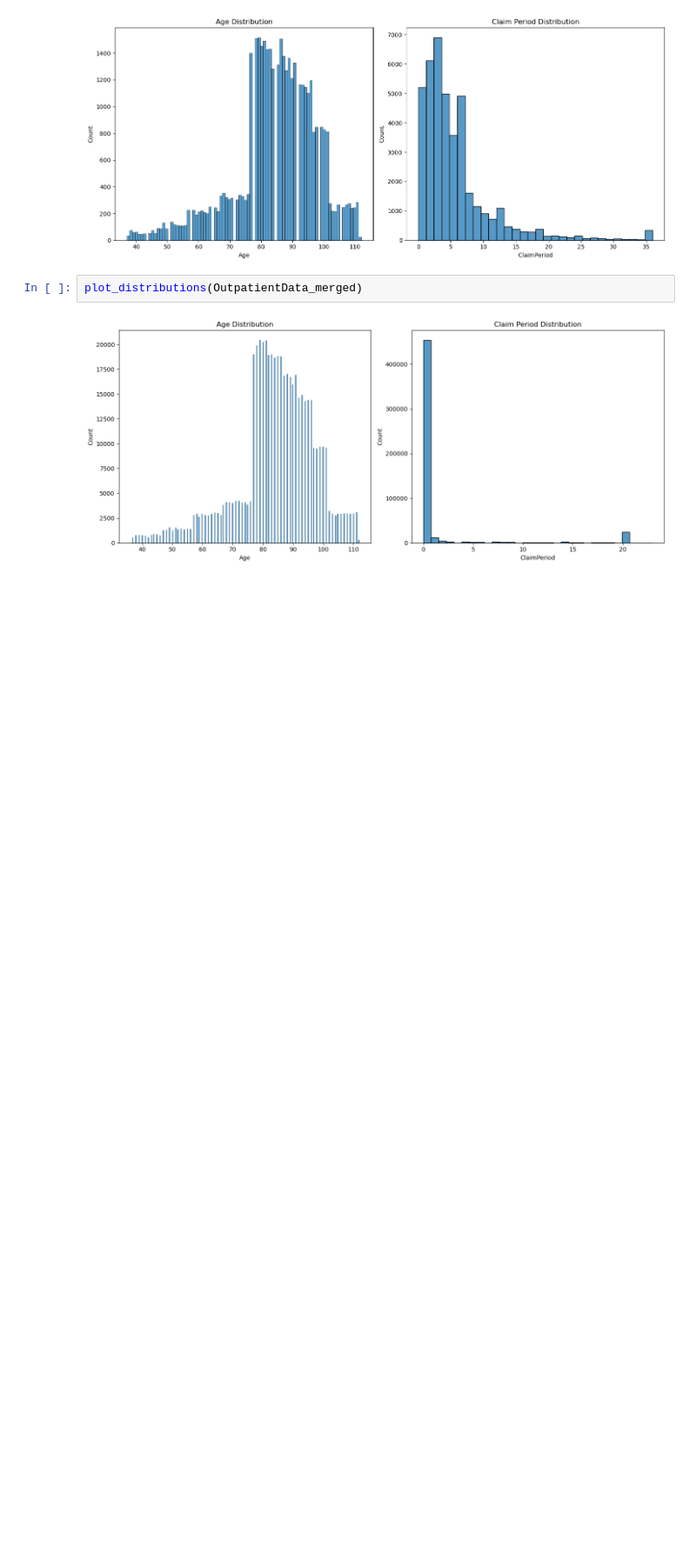
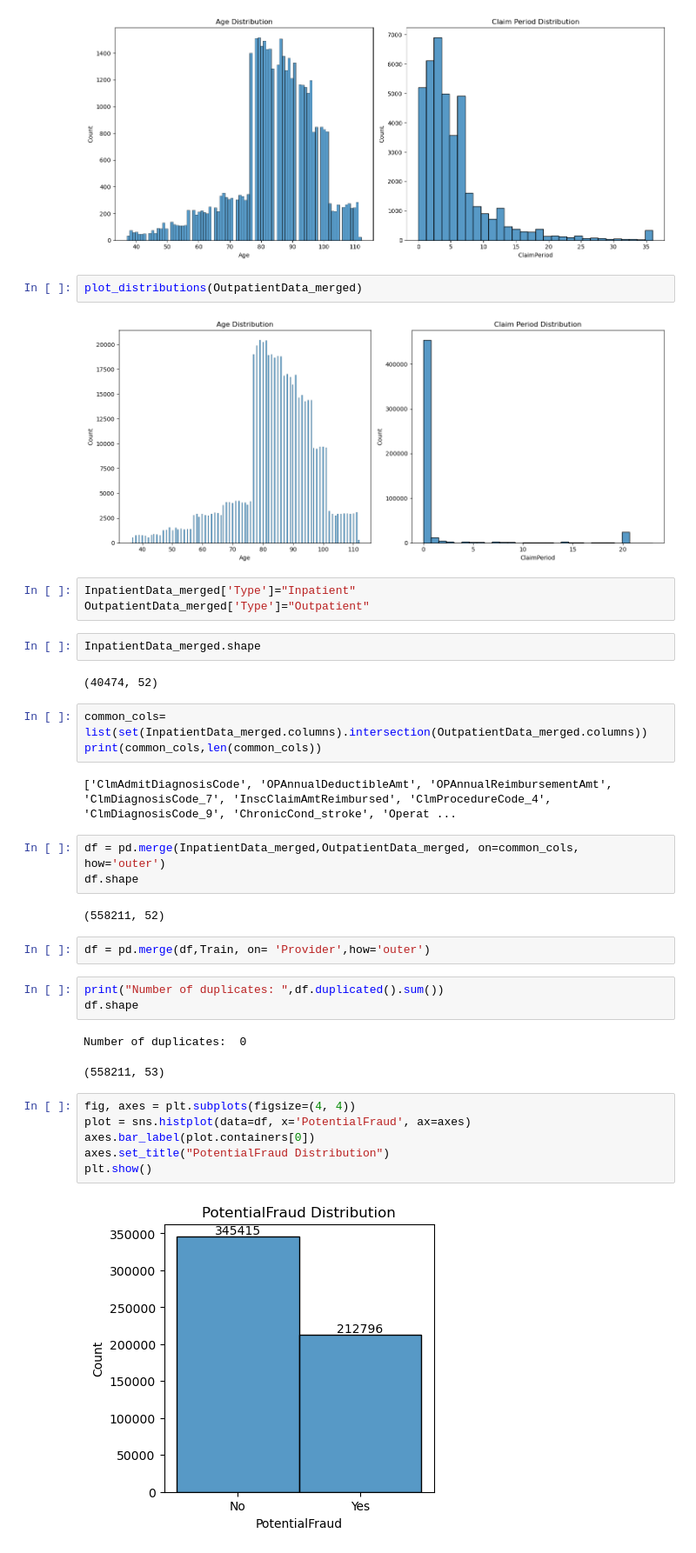
Before and after one commit to RAJ8910/Insurance-Fraud-Detection, a Jupyter notebook: EDA.ipynb, the cells around one changed output. Shown at 87% size. Cells and saved outputs as stored; diff of their text form; blank space fills up the shorter version.

```diff
--- a/EDA.ipynb
+++ b/EDA.ipynb
@@ -315,3 +308,36 @@ plot_distributions(InpatientData_merged)
 plot_distributions(OutpatientData_merged)
 # %% [output]
 [figure]
+# %%
+InpatientData_merged['Type']="Inpatient"
+OutpatientData_merged['Type']="Outpatient"
+# %%
+InpatientData_merged.shape
+# %% [output]
+(40474, 52)
+# %%
+common_cols= list(set(InpatientData_merged.columns).intersection(OutpatientData_merged.columns))
+print(common_cols,len(common_cols))
+# %% [output]
+['ClmAdmitDiagnosisCode', 'OPAnnualDeductibleAmt', 'OPAnnualReimbursementAmt', 'ClmDiagnosisCode_7', 'InscClaimAmtReimbursed', 'ClmProcedureCode_4', 'ClmDiagnosisCode_9', 'ChronicCond_stroke', 'Operat ...
+# %%
+df = pd.merge(InpatientData_merged,OutpatientData_merged, on=common_cols, how='outer')
+df.shape
+# %% [output]
+(558211, 52)
+# %%
+df = pd.merge(df,Train, on= 'Provider',how='outer')
+# %%
+print("Number of duplicates: ",df.duplicated().sum())
+df.shape
+# %% [output]
+Number of duplicates:  0
+(558211, 53)
+# %%
+fig, axes = plt.subplots(figsize=(4, 4))
+plot = sns.histplot(data=df, x='PotentialFraud', ax=axes)
+axes.bar_label(plot.containers[0])
+axes.set_title("PotentialFraud Distribution")
+plt.show()
+# %% [output]
+[figure, added]
```
Also changed, not shown: parts of 23 cells of this notebook.
